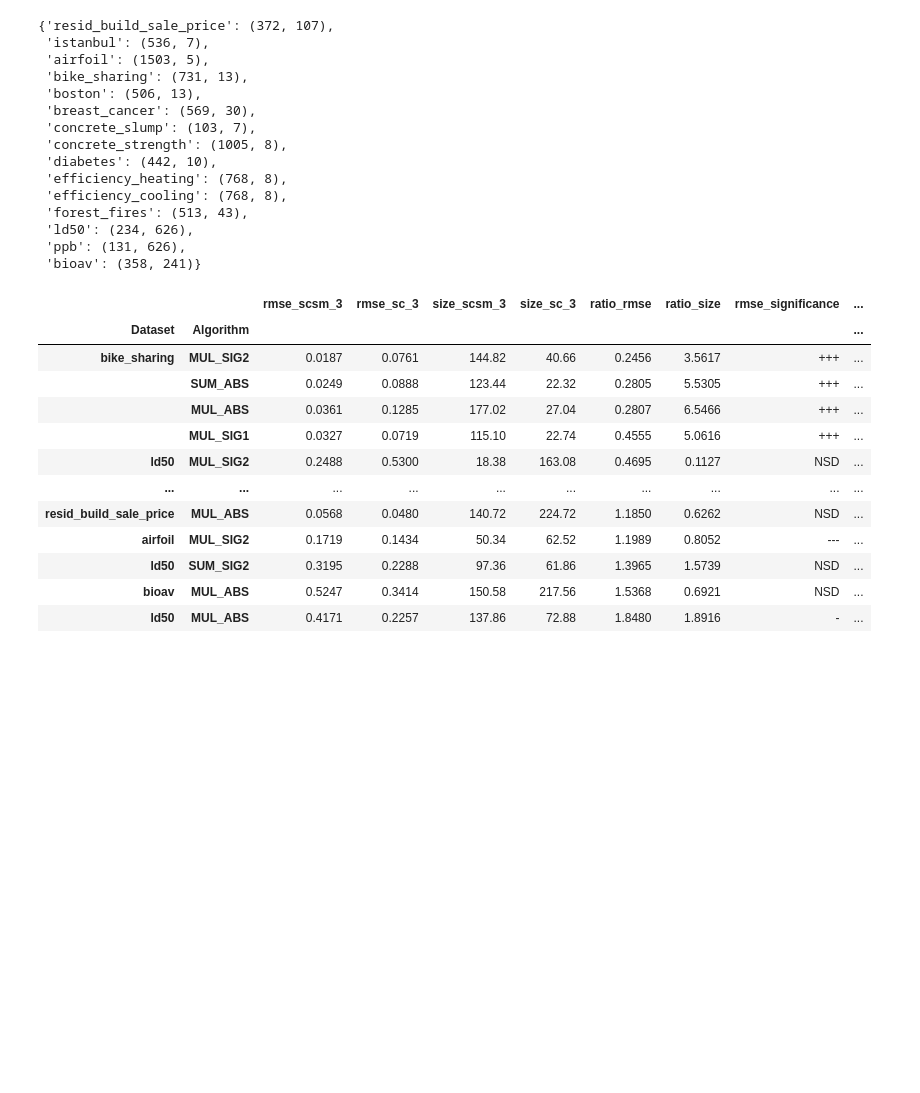
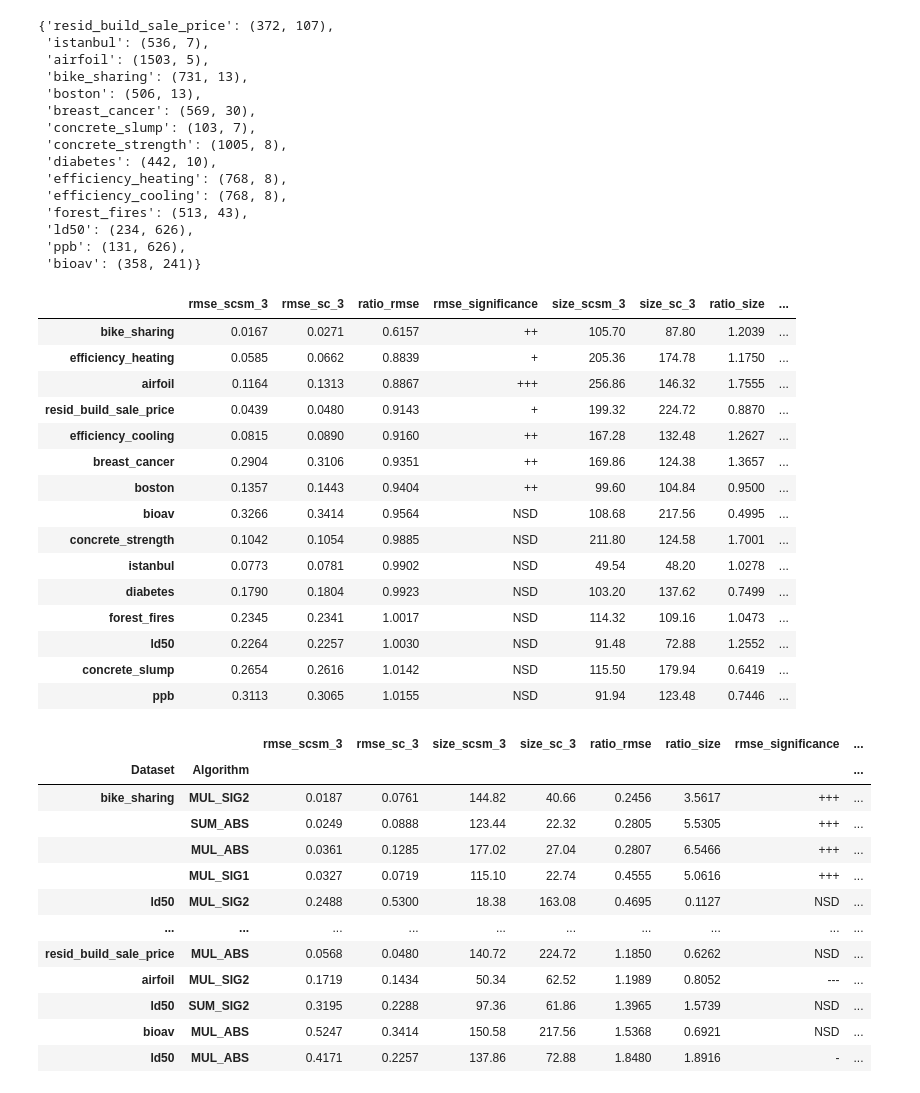
Before and after one commit to amarmate/SLIM-TEST-LITE, a Jupyter notebook: results.ipynb, the cells around one changed output. Cells and saved outputs as stored; diff of their text form; code cells hidden in the pictures; blank space fills up the shorter version.

```diff
--- a/results.ipynb
+++ b/results.ipynb
@@ -309,6 +332,26 @@ def _means_df_best(df_rmse,
         return None
 
     return best_df.sort_values('ratio_rmse')
+# %%
+means_df(prefixes=['scsm_3', 'sc_3'],
+         best=True, rmse_compare=False, decimals=4, table=False)
+# %% [output]
+|  | rmse_scsm_3 | rmse_sc_3 | ratio_rmse | rmse_significance | size_scsm_3 | size_sc_3 | ratio_size | ... |
+| bike_sharing | 0.0167 | 0.0271 | 0.6157 | ++ | 105.70 | 87.80 | 1.2039 | ... |
+| efficiency_heating | 0.0585 | 0.0662 | 0.8839 | + | 205.36 | 174.78 | 1.1750 | ... |
+| airfoil | 0.1164 | 0.1313 | 0.8867 | +++ | 256.86 | 146.32 | 1.7555 | ... |
+| resid_build_sale_price | 0.0439 | 0.0480 | 0.9143 | + | 199.32 | 224.72 | 0.8870 | ... |
+| efficiency_cooling | 0.0815 | 0.0890 | 0.9160 | ++ | 167.28 | 132.48 | 1.2627 | ... |
+| breast_cancer | 0.2904 | 0.3106 | 0.9351 | ++ | 169.86 | 124.38 | 1.3657 | ... |
+| boston | 0.1357 | 0.1443 | 0.9404 | ++ | 99.60 | 104.84 | 0.9500 | ... |
+| bioav | 0.3266 | 0.3414 | 0.9564 | NSD | 108.68 | 217.56 | 0.4995 | ... |
+| concrete_strength | 0.1042 | 0.1054 | 0.9885 | NSD | 211.80 | 124.58 | 1.7001 | ... |
+| istanbul | 0.0773 | 0.0781 | 0.9902 | NSD | 49.54 | 48.20 | 1.0278 | ... |
+| diabetes | 0.1790 | 0.1804 | 0.9923 | NSD | 103.20 | 137.62 | 0.7499 | ... |
+| forest_fires | 0.2345 | 0.2341 | 1.0017 | NSD | 114.32 | 109.16 | 1.0473 | ... |
+| ld50 | 0.2264 | 0.2257 | 1.0030 | NSD | 91.48 | 72.88 | 1.2552 | ... |
+| concrete_slump | 0.2654 | 0.2616 | 1.0142 | NSD | 115.50 | 179.94 | 0.6419 | ... |
+| ppb | 0.3113 | 0.3065 | 1.0155 | NSD | 91.94 | 123.48 | 0.7446 | ... |
 # %%
 means_df(prefixes=['scsm_3', 'sc_3'],
          best=False, rmse_compare=False, decimals=4, table=False)
```
Also changed, not shown: parts of 3 cells of this notebook, 1 other file.
